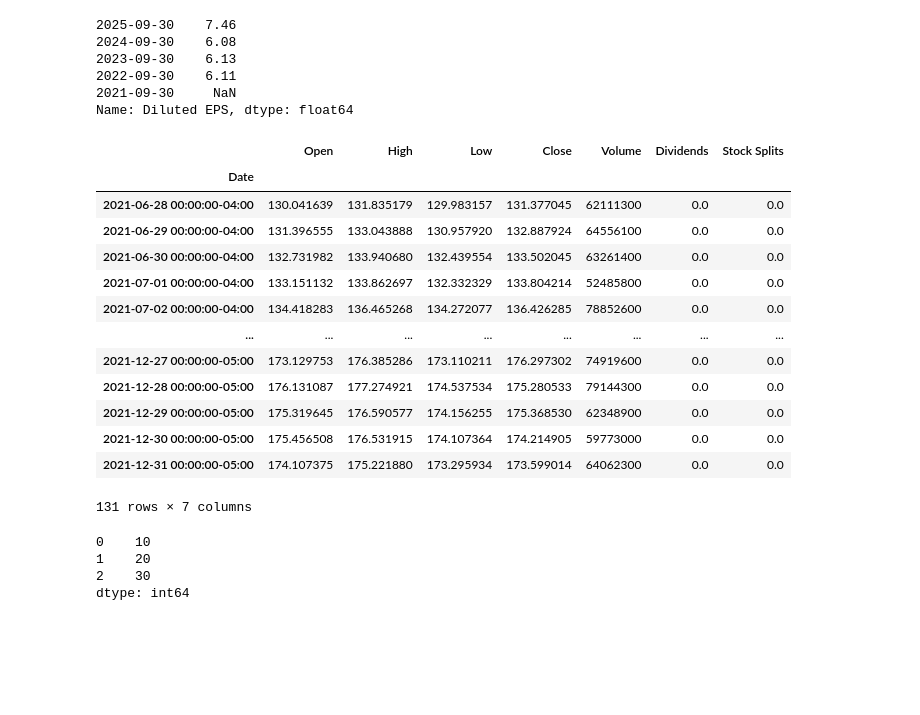
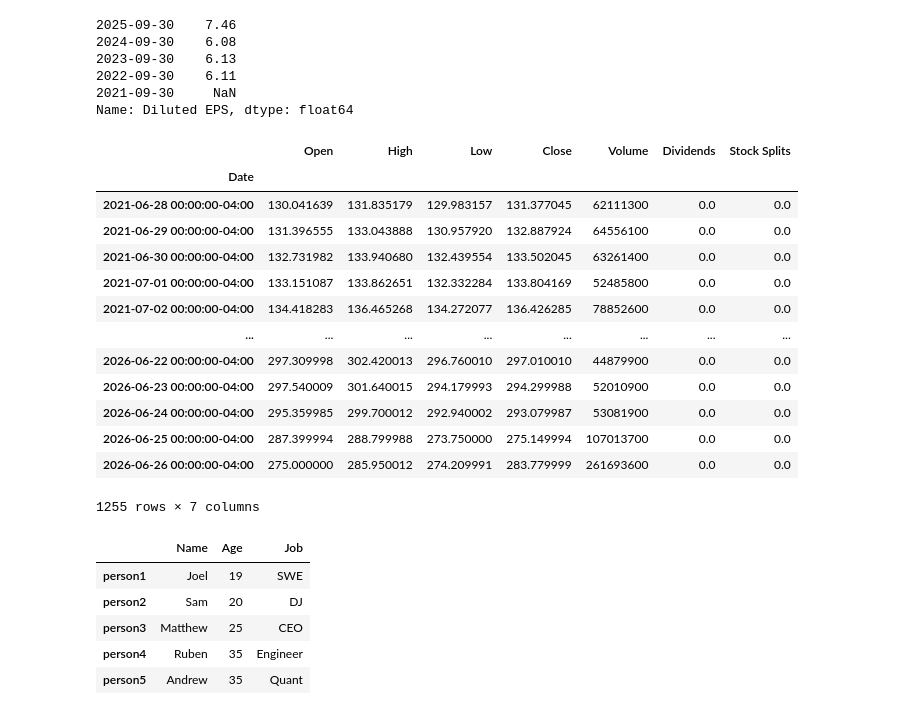
Before and after one commit to JoelSaputra/DataSci, a Jupyter notebook: market.ipynb, the cells around one changed output. Saved outputs shown, nothing was run; the diff lists cells and outputs as text; code cells hidden in the pictures; blank space fills up the shorter version.

```diff
--- a/market.ipynb
+++ b/market.ipynb
@@ -52,27 +61,41 @@ display(eps)
 2021-09-30     NaN
 Name: Diluted EPS, dtype: float64
 # %%
-display(prices[prices.index.year == 2021])
+display(aapl.history(period="5y"))
 # %% [output]
 |  | Open | High | Low | Close | Volume | Dividends | Stock Splits |
 | Date |  |  |  |  |  |  |  |
 | 2021-06-28 00:00:00-04:00 | 130.041639 | 131.835179 | 129.983157 | 131.377045 | 62111300 | 0.0 | 0.0 |
 | 2021-06-29 00:00:00-04:00 | 131.396555 | 133.043888 | 130.957920 | 132.887924 | 64556100 | 0.0 | 0.0 |
 | 2021-06-30 00:00:00-04:00 | 132.731982 | 133.940680 | 132.439554 | 133.502045 | 63261400 | 0.0 | 0.0 |
-| 2021-07-01 00:00:00-04:00 | 133.151132 | 133.862697 | 132.332329 | 133.804214 | 52485800 | 0.0 | 0.0 |
+| 2021-07-01 00:00:00-04:00 | 133.151087 | 133.862651 | 132.332284 | 133.804169 | 52485800 | 0.0 | 0.0 |
 | 2021-07-02 00:00:00-04:00 | 134.418283 | 136.465268 | 134.272077 | 136.426285 | 78852600 | 0.0 | 0.0 |
 | ... | ... | ... | ... | ... | ... | ... | ... |
-| 2021-12-27 00:00:00-05:00 | 173.129753 | 176.385286 | 173.110211 | 176.297302 | 74919600 | 0.0 | 0.0 |
-| 2021-12-28 00:00:00-05:00 | 176.131087 | 177.274921 | 174.537534 | 175.280533 | 79144300 | 0.0 | 0.0 |
-| 2021-12-29 00:00:00-05:00 | 175.319645 | 176.590577 | 174.156255 | 175.368530 | 62348900 | 0.0 | 0.0 |
-| 2021-12-30 00:00:00-05:00 | 175.456508 | 176.531915 | 174.107364 | 174.214905 | 59773000 | 0.0 | 0.0 |
-| 2021-12-31 00:00:00-05:00 | 174.107375 | 175.221880 | 173.295934 | 173.599014 | 64062300 | 0.0 | 0.0 |
+| 2026-06-22 00:00:00-04:00 | 297.309998 | 302.420013 | 296.760010 | 297.010010 | 44879900 | 0.0 | 0.0 |
+| 2026-06-23 00:00:00-04:00 | 297.540009 | 301.640015 | 294.179993 | 294.299988 | 52010900 | 0.0 | 0.0 |
+| 2026-06-24 00:00:00-04:00 | 295.359985 | 299.700012 | 292.940002 | 293.079987 | 53081900 | 0.0 | 0.0 |
+| 2026-06-25 00:00:00-04:00 | 287.399994 | 288.799988 | 273.750000 | 275.149994 | 107013700 | 0.0 | 0.0 |
+| 2026-06-26 00:00:00-04:00 | 275.000000 | 285.950012 | 274.209991 | 283.779999 | 261693600 | 0.0 | 0.0 |
-131 rows × 7 columns
+1255 rows × 7 columns
 # %%
-data = [10,20,30]
-display(pd.Series(data))
+data = {
+    "Name":["Joel", "Sam", "Matthew"],
+    "Age": [19, 20, 25]
+    }
+df = pd.DataFrame(data, index=["person1", "person2", "person3"])
+df["Job"] = ["SWE", "DJ", "CEO" ]
+
+new_rows = pd.DataFrame([{"Name": "Ruben", "Age": 35, "Job": "Engineer"}, {"Name": "Andrew", "Age": 35, "Job": "Quant"}], index=["person4", "person5"])
+df = pd.concat([df, new_rows])
+
+
+
+
+display(df)
 # %% [output]
-0    10
-1    20
-2    30
-dtype: int64
+|  | Name | Age | Job |
+| person1 | Joel | 19 | SWE |
+| person2 | Sam | 20 | DJ |
+| person3 | Matthew | 25 | CEO |
+| person4 | Ruben | 35 | Engineer |
+| person5 | Andrew | 35 | Quant |
```
Also changed, not shown: parts of 3 cells of this notebook.
